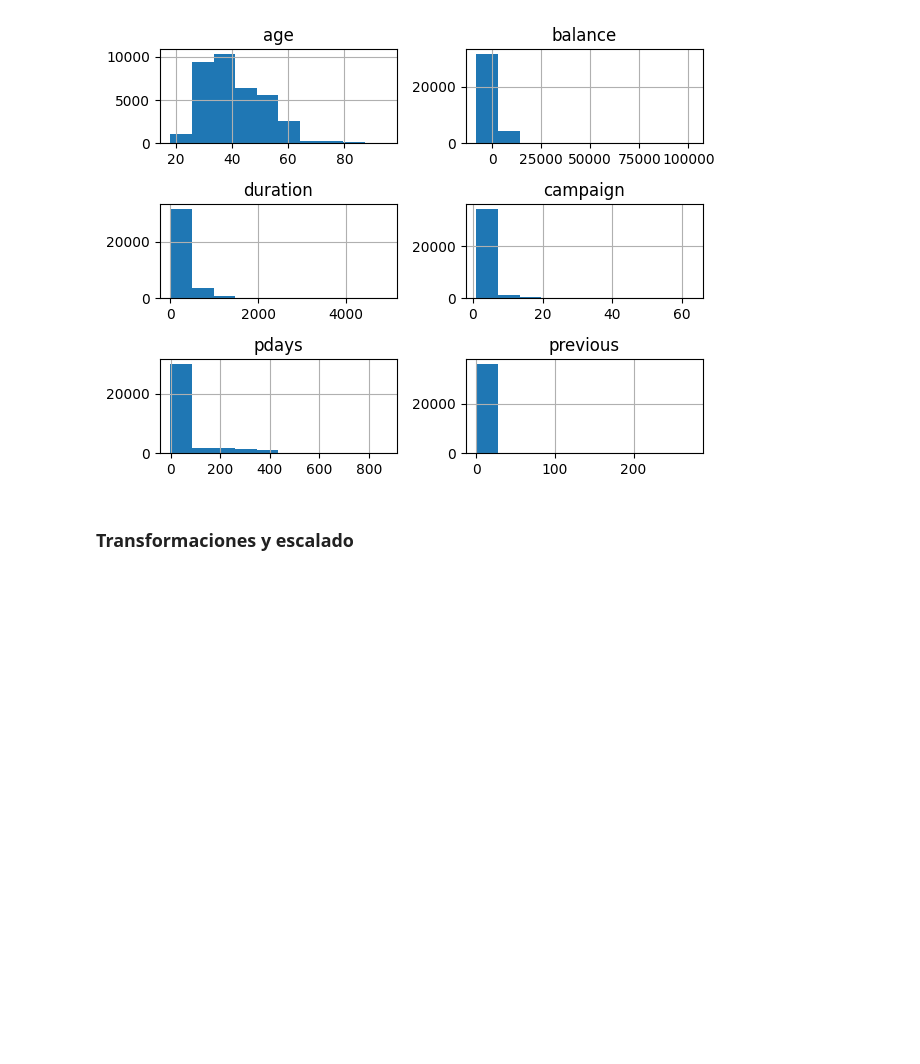
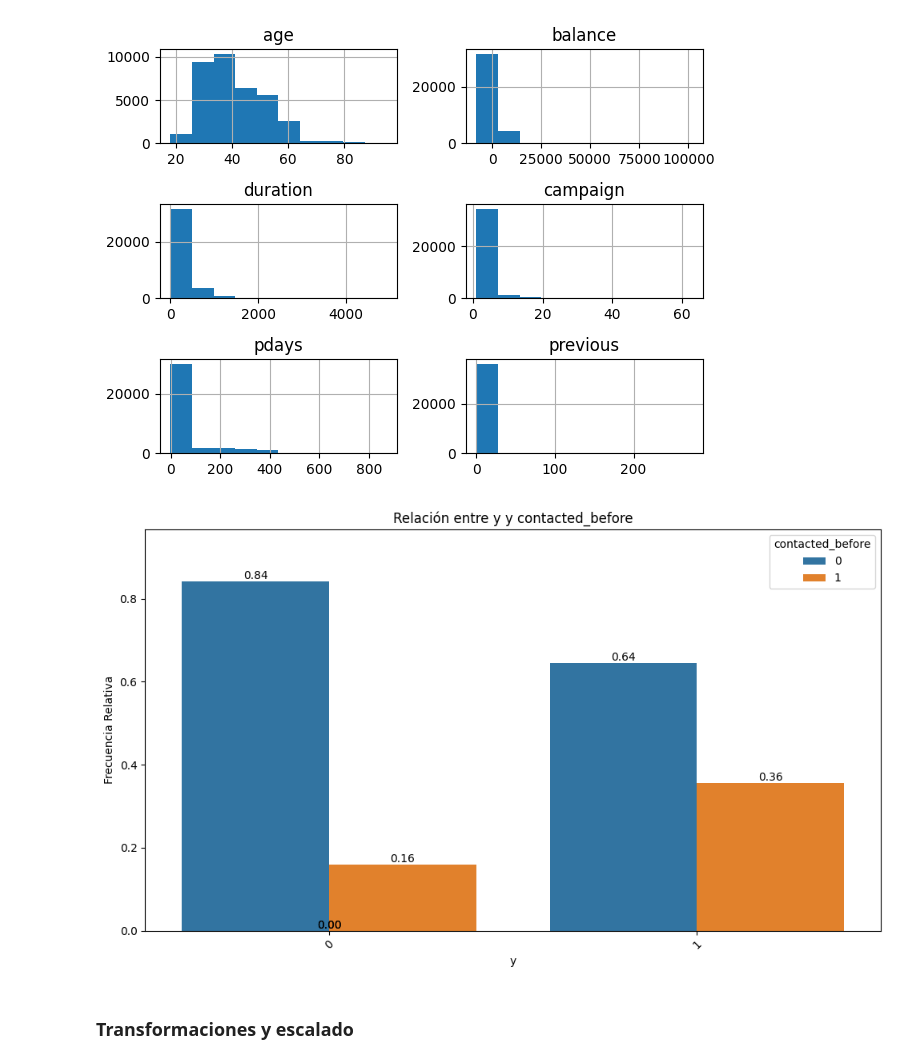
Before and after one commit to Emigarsan/DS-Online-Emilio-Garrote, a Jupyter notebook: Sprints/04_Machine_Learning/Sprint_11/Unidad_01_ML_Supervisado_Arboles_de_Decision/03_Practica_Obligatoria/18_Practica_Obligatoria_Arboles_de_Decision.ipynb, the cells around one changed output. Saved outputs shown, nothing was run; the diff lists cells and outputs as text; code cells hidden in the pictures; blank space fills up the shorter version.

```diff
--- a/Sprints/04_Machine_Learning/Sprint_11/Unidad_01_ML_Supervisado_Arboles_de_Decision/03_Practica_Obligatoria/18_Practica_Obligatoria_Arboles_de_Decision.ipynb
+++ b/Sprints/04_Machine_Learning/Sprint_11/Unidad_01_ML_Supervisado_Arboles_de_Decision/03_Practica_Obligatoria/18_Practica_Obligatoria_Arboles_de_Decision.ipynb
@@ -364,6 +355,12 @@ plt.tight_layout()
 # %%
 X_train["contacted_before"] = X_train['pdays'].apply(lambda x: 1 if x != -1 else 0)
 X_test["contacted_before"] = X_test['pdays'].apply(lambda x: 1 if x != -1 else 0)
+df_cat_graph = X_train.copy()
+df_cat_graph['y'] = y_train.values
+bcv.plot_categorical_relationship(
+    df=df_cat_graph, cat_col1='y',cat_col2='contacted_before', relative_freq=True, show_values=True)
+# %% [output]
+[figure, added]
 # %% [markdown]
 ### Transformaciones y escalado
 # %%
```
Also changed, not shown: parts of 14 cells of this notebook.
